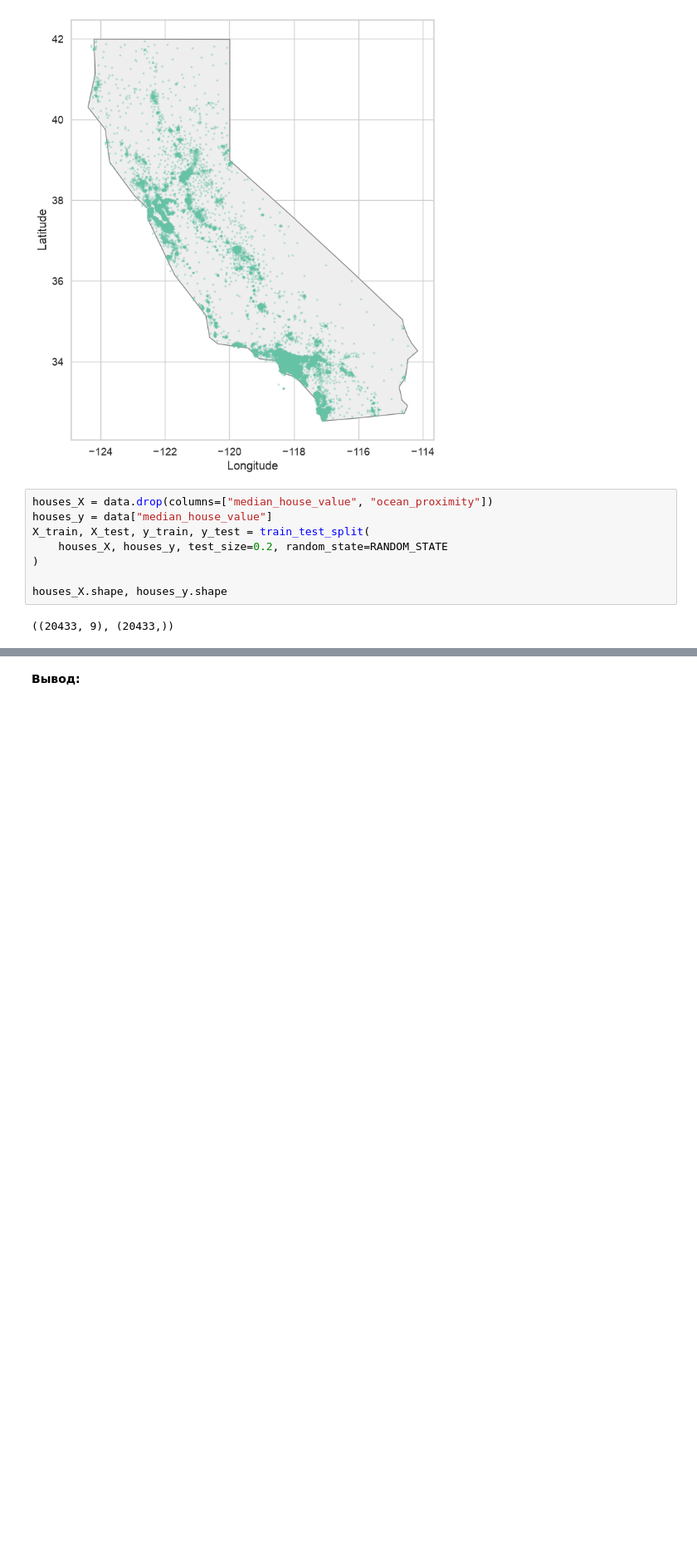
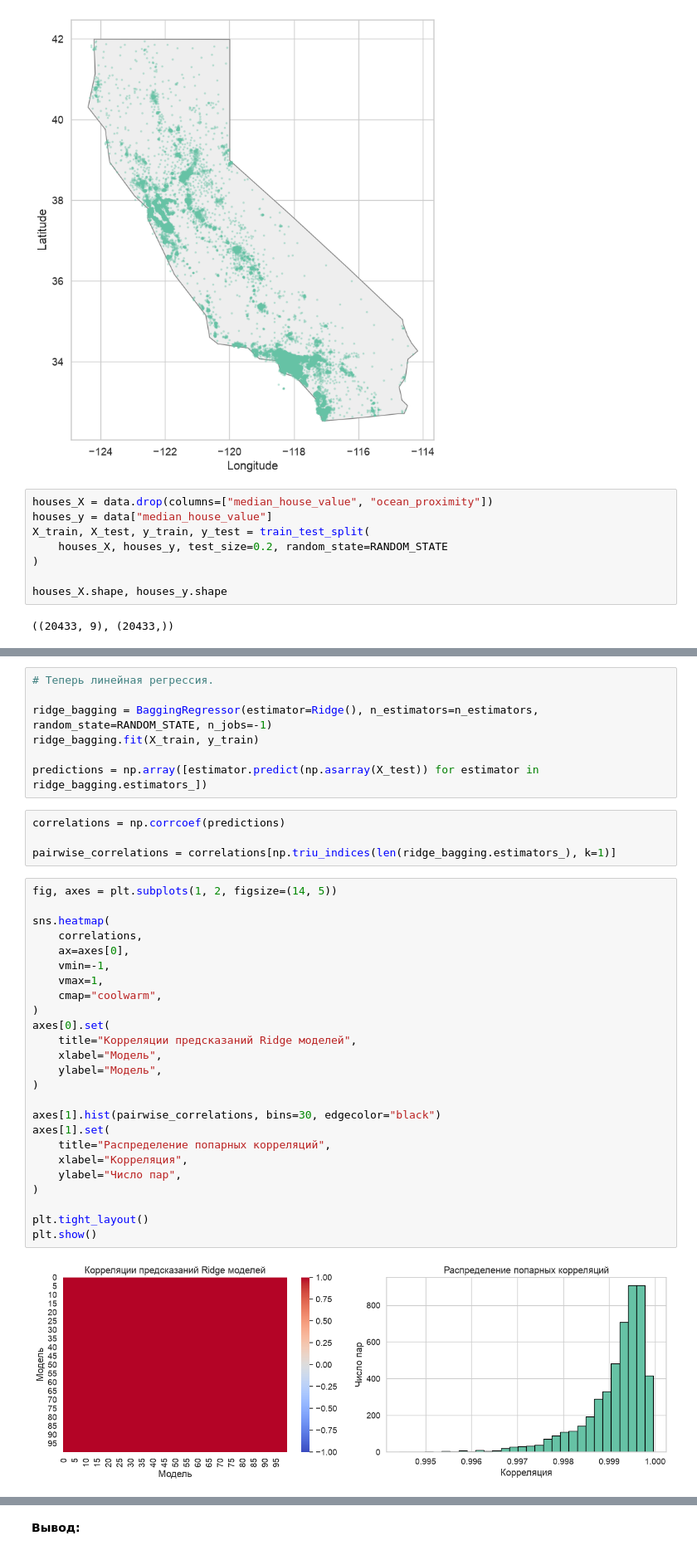
Before and after one commit to rudenkornk/ml_experiments, a Jupyter notebook: src/task_8M.ipynb, the cells around one changed output, grey strips where cells are left out. Shown at 83% size. Cells and saved outputs as stored; diff of their text form; blank space fills up the shorter version.

```diff
--- a/src/task_8M.ipynb
+++ b/src/task_8M.ipynb
@@ -218,0 +291,38 @@ houses_X
+# %%
+# Теперь линейная регрессия.
+
+ridge_bagging = BaggingRegressor(estimator=Ridge(), n_estimators=n_estimators, random_state=RANDOM_STATE, n_jobs=-1)
+ridge_bagging.fit(X_train, y_train)
+
+predictions = np.array([estimator.predict(np.asarray(X_test)) for estimator in ridge_bagging.estimators_])
+# %%
+correlations = np.corrcoef(predictions)
+
+pairwise_correlations = correlations[np.triu_indices(len(ridge_bagging.estimators_), k=1)]
+# %%
+fig, axes = plt.subplots(1, 2, figsize=(14, 5))
+
+sns.heatmap(
+    correlations,
+    ax=axes[0],
+    vmin=-1,
+    vmax=1,
+    cmap="coolwarm",
+)
+axes[0].set(
+    title="Корреляции предсказаний Ridge моделей",
+    xlabel="Модель",
+    ylabel="Модель",
+)
+
+axes[1].hist(pairwise_correlations, bins=30, edgecolor="black")
+axes[1].set(
+    title="Распределение попарных корреляций",
+    xlabel="Корреляция",
+    ylabel="Число пар",
+)
+
+plt.tight_layout()
+plt.show()
+# %% [output]
+[figure, added]
```
Also changed, not shown: parts of 11 cells of this notebook.
